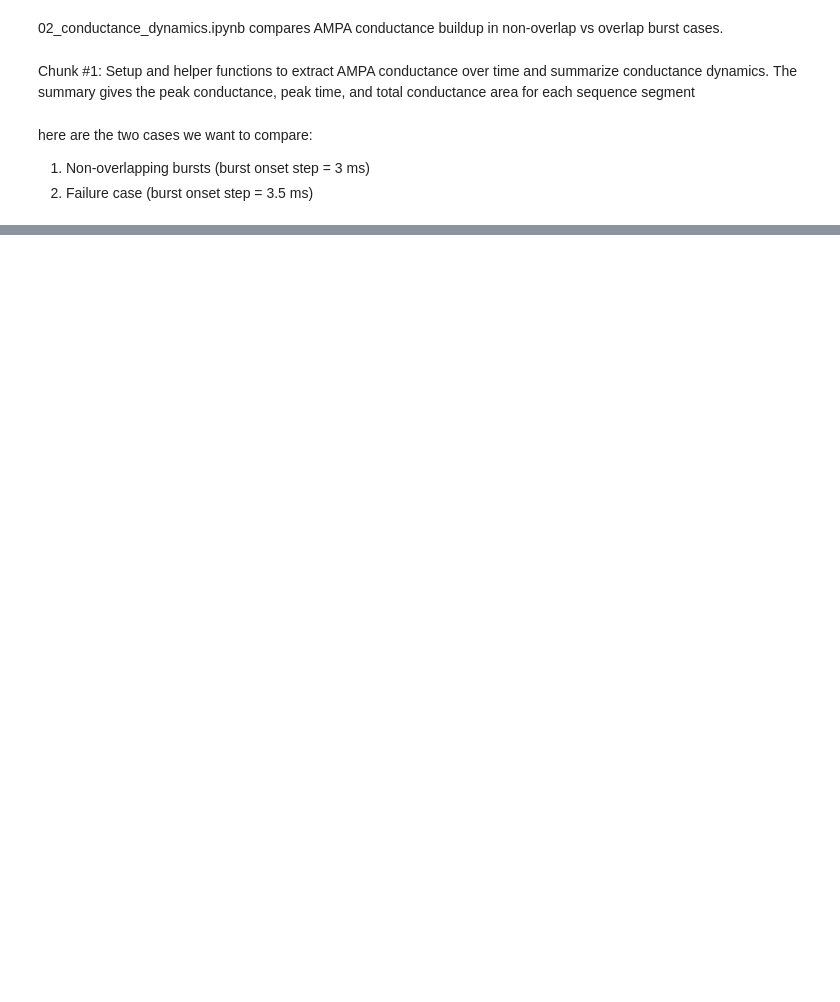
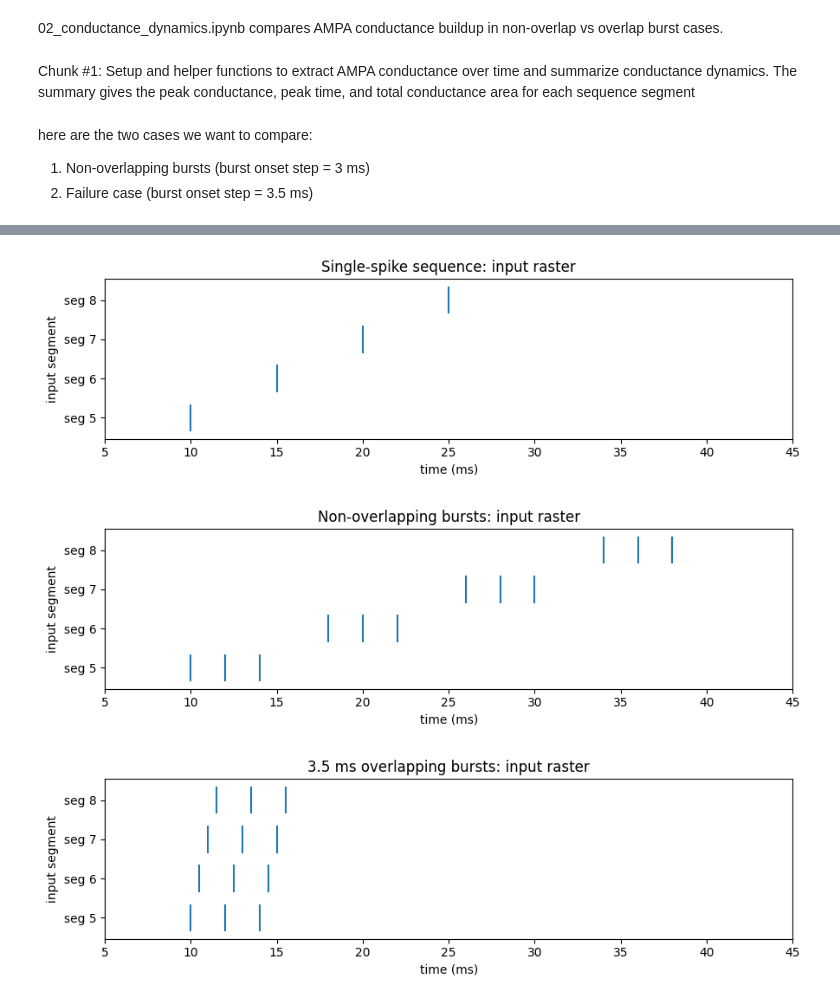
Before and after one commit to shay-xue/Neuromorphics-Dendrite-Invariance, a Jupyter notebook: notebooks/02_conductance_dynamics.ipynb, the cells around one changed output, grey strips where cells are left out. Cells and saved outputs as stored; diff of their text form; code cells hidden in the pictures; blank space fills up the shorter version.

Commit message:
Modified  conductance dynamics comparisons to have the same x axes

```diff
--- a/notebooks/02_conductance_dynamics.ipynb
+++ b/notebooks/02_conductance_dynamics.ipynb
@@ -220,26 +290,25 @@ plot_input_raster(overlap_raster, "Overlapping bursts: input raster")
 # %%
-times = np.arange(0, T + dt, dt)
-
-G_ampa_single = compute_conductance_history(
-    times, n_segments, single_events, g_AMPA_vector
-)
-G_nmda_single = compute_conductance_history(
-    times, n_segments, single_events, g_NMDA_vector
+plot_input_raster_same_axis(
+    single_raster,
+    "Single-spike sequence: input raster",
+    xlim=xlim_raster,
 )
 
-G_ampa_non = compute_conductance_history(
-    times, n_segments, nonoverlap_events, g_AMPA_vector
-)
-G_nmda_non = compute_conductance_history(
-    times, n_segments, nonoverlap_events, g_NMDA_vector
+plot_input_raster_same_axis(
+    nonoverlap_raster,
+    "Non-overlapping bursts: input raster",
+    xlim=xlim_raster,
 )
 
-G_ampa_overlap = compute_conductance_history(
-    times, n_segments, overlap_events, g_AMPA_vector
+plot_input_raster_same_axis(
+    overlap_raster,
+    "3.5 ms overlapping bursts: input raster",
+    xlim=xlim_raster,
 )
-G_nmda_overlap = compute_conductance_history(
-    times, n_segments, overlap_events, g_NMDA_vector
-)
+# %% [output]
+[figure, added]
+[figure, added]
+[figure, added]
 # %%
 times = np.arange(0, T + dt, dt)
 
```
Also changed, not shown: parts of 8 cells of this notebook.
